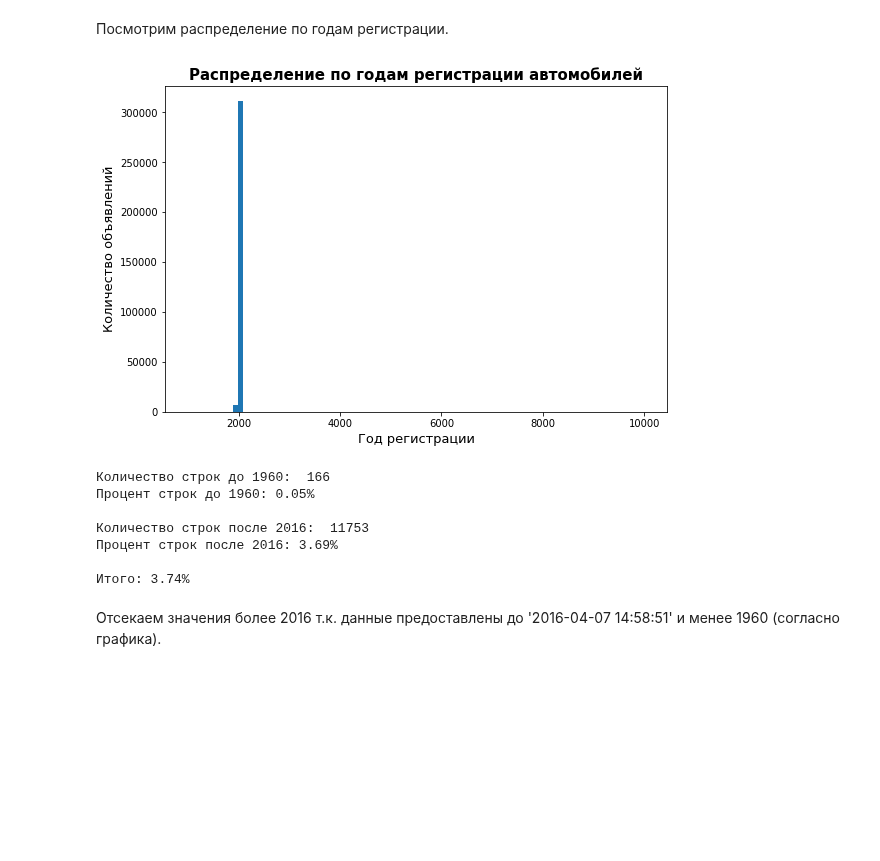
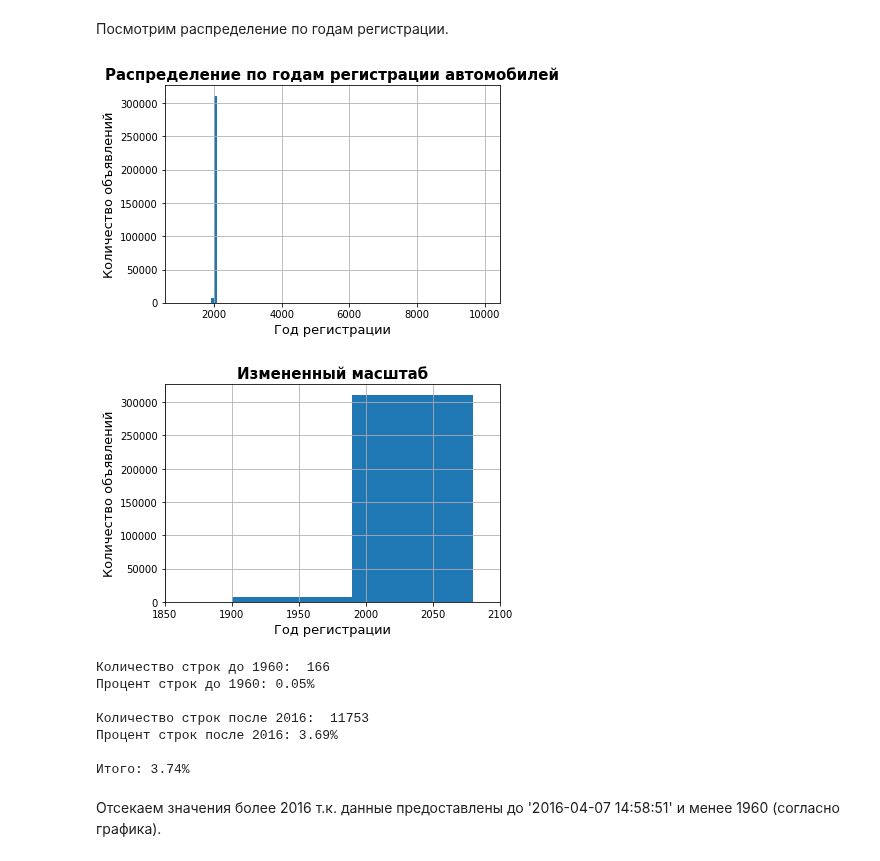
Before and after one commit to NistratovR/yap, a Jupyter notebook: 11_Определение_стоимости_автомобилей/11_Определение_стоимости_автомобилей.ipynb, the cells around one changed output. Saved outputs shown, nothing was run; the diff lists cells and outputs as text; code cells hidden in the pictures; blank space fills up the shorter version.

```diff
--- a/11_Определение_стоимости_автомобилей/11_Определение_стоимости_автомобилей.ipynb
+++ b/11_Определение_стоимости_автомобилей/11_Определение_стоимости_автомобилей.ipynb
@@ -87,7 +158,14 @@ def df_info(data_frame):
 # %%
 try:
     path = '/datasets/'
-    df = pd.read_csv(os.path.join(path, 'autos.csv', parse_dates=['DateCrawled', 'DateCreated', 'LastSeen']))
+    df = pd.read_csv(os.path.join(path,
+                                  'autos.csv',
+                                  parse_dates=['DateCrawled',
+                                               'DateCreated',
+                                               'LastSeen']))
 except Exception:
-    ! gdown --id "Вырезано цензурой"
-    df = pd.read_csv('/content/autos.csv', parse_dates=['DateCrawled', 'DateCreated', 'LastSeen'])
+    ! gdown --id 1WcybmU4TZoaSmsKgvtjwvcrBWKYTw1d2
+    df = pd.read_csv('/content/autos.csv',
+                     parse_dates=['DateCrawled',
+                                  'DateCreated',
+                                  'LastSeen'])
@@ -384,27 +824,35 @@ plt.show()
 # %% [markdown]
 Посмотрим распределение по годам регистрации.
 # %%
-df['registration_year'].hist(bins = 100,
-                             figsize = (9,6),
-                             grid = False)
+df['registration_year'].hist(bins = 100)
 plt.xlabel('Год регистрации',
            fontsize = 13)
 plt.ylabel('Количество объявлений',
            fontsize = 13)
-#plt.xlim([1959, 2017])
 plt.title('Распределение по годам регистрации автомобилей',
+          fontsize = 15,
+          fontweight = 'bold')
+plt.show()
+df['registration_year'].hist(bins = 100)
+plt.xlabel('Год регистрации',
+           fontsize = 13)
+plt.ylabel('Количество объявлений',
+           fontsize = 13)
+plt.xlim([1850, 2100])
+plt.title('Измененный масштаб',
           fontsize = 15,
           fontweight = 'bold')
 plt.show()
 
 print('\nКоличество строк до 1960: ', len(df.loc[df['registration_year'] < 1960]))
 print('Процент строк до 1960: {:.2%}'.format(len(df.loc[df['registration_year'] < 1960]) / len(df)))
 print('\nКоличество строк после 2016: ', len(df.loc[df['registration_year'] > 2016]))
 print('Процент строк после 2016: {:.2%}'.format(len(df.loc[df['registration_year'] > 2016]) / len(df)))
 print('\nИтого: {:.2%}'.format(len(df.loc[df['registration_year'] < 1960]) / len(df) +
                                len(df.loc[df['registration_year'] > 2016]) / len(df)))
 # %% [output]
-[figure, old version]
+[figure, new version]
+[figure, added]
 Количество строк до 1960:  166
 Процент строк до 1960: 0.05%
 
```
Also changed, not shown: parts of 101 cells of this notebook, 2 other files.
